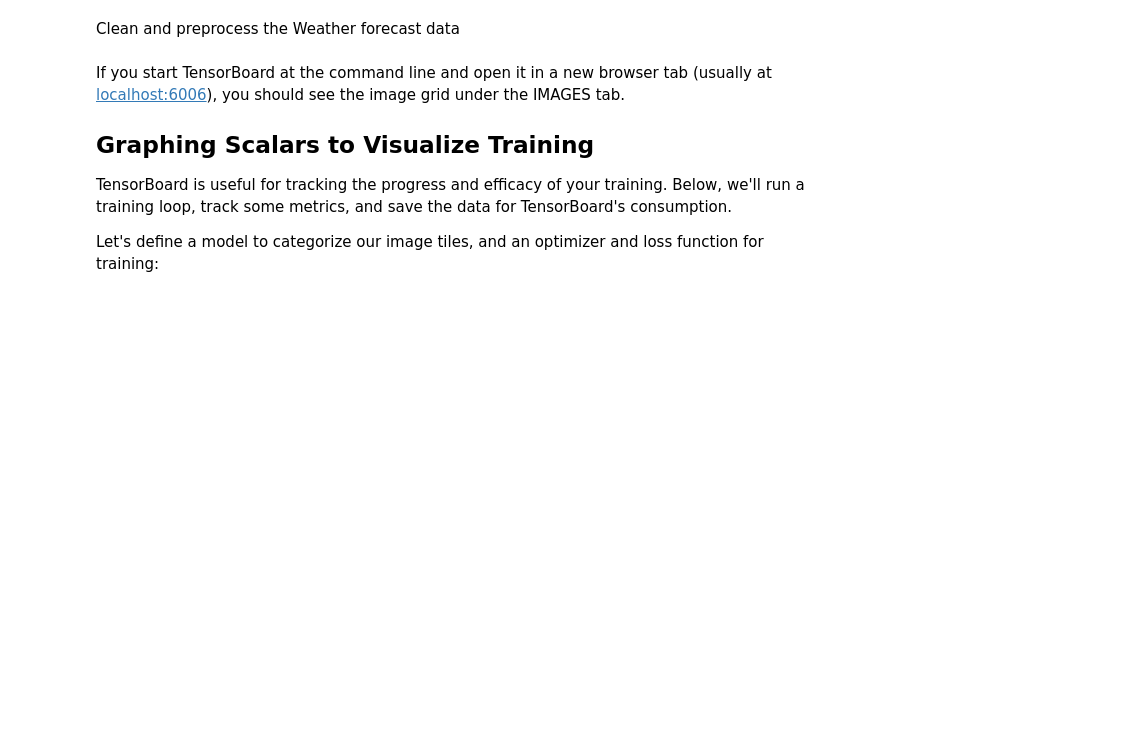
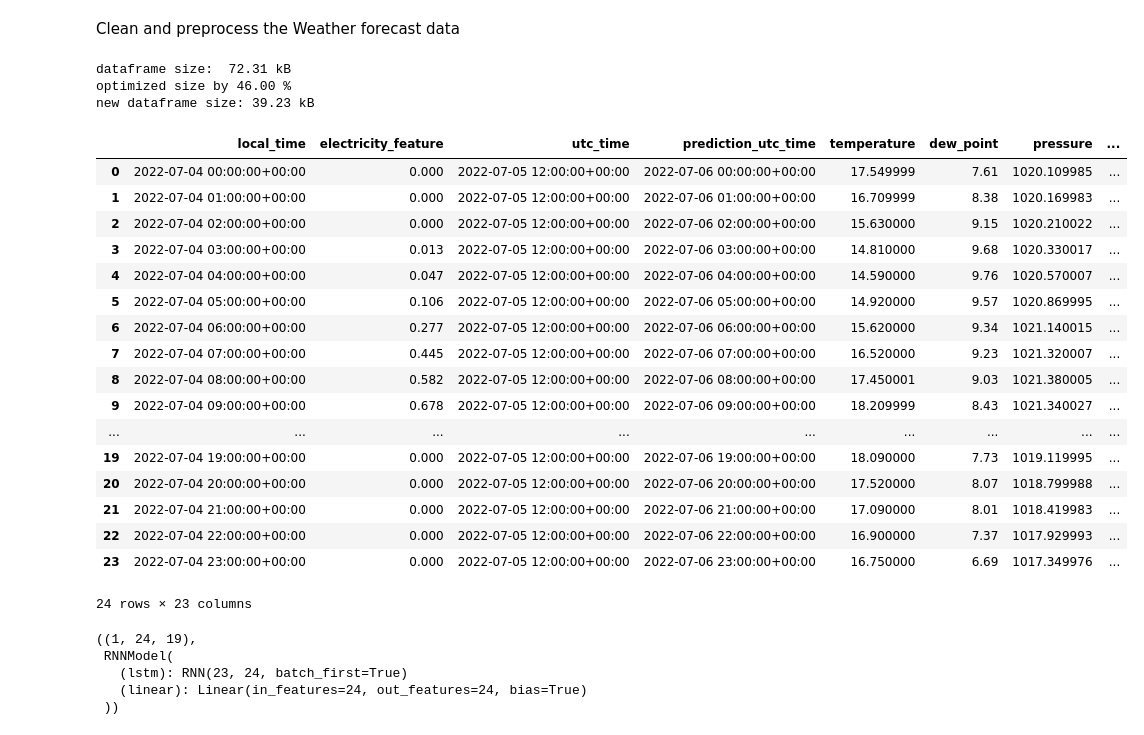
Before and after one commit to jerome-roeser/day-ahead-power-forecast, a Jupyter notebook: notebooks/advanced_power_forecast_pytorch.ipynb, the cells around one changed output. Drawn from its saved outputs; the diff is of its cells as text; code cells hidden in the pictures; blank space fills up the shorter version.

```diff
--- a/notebooks/advanced_power_forecast_pytorch.ipynb
+++ b/notebooks/advanced_power_forecast_pytorch.ipynb
@@ -1430,14 +1433,63 @@ data_forecast_processed = forecast_transformer.transform(data_forecast_clean)
+# %%
+# Clean data
+data_forecast_clean = clean_forecast_data(data_forecast_query)
+
+data_forecast_clean["electricity_feature_utc_time"] = data_forecast_clean[
+    "prediction_utc_time"
+] - np.timedelta64(2, "D")
+
+merged_forecast_pv = pd.merge(
+    data_pv_query[["local_time", "electricity"]],
+    data_forecast_clean,
+    left_on="local_time",
+    right_on="electricity_feature_utc_time",
+    how="inner",
+)
+merged_forecast_pv = merged_forecast_pv.rename(
+    columns={"electricity": "electricity_feature"}
+)
+
+# data_forecast_processed = forecast_transformer.transform(merged_forecast_pv)
+merged_forecast_pv
+# %% [output]
+dataframe size:  72.31 kB
+optimized size by 46.00 %
+new dataframe size: 39.23 kB
+|  | local_time | electricity_feature | utc_time | prediction_utc_time | temperature | dew_point | pressure | ... |
+| 0 | 2022-07-04 00:00:00+00:00 | 0.000 | 2022-07-05 12:00:00+00:00 | 2022-07-06 00:00:00+00:00 | 17.549999 | 7.61 | 1020.109985 | ... |
+| 1 | 2022-07-04 01:00:00+00:00 | 0.000 | 2022-07-05 12:00:00+00:00 | 2022-07-06 01:00:00+00:00 | 16.709999 | 8.38 | 1020.169983 | ... |
+| 2 | 2022-07-04 02:00:00+00:00 | 0.000 | 2022-07-05 12:00:00+00:00 | 2022-07-06 02:00:00+00:00 | 15.630000 | 9.15 | 1020.210022 | ... |
+| 3 | 2022-07-04 03:00:00+00:00 | 0.013 | 2022-07-05 12:00:00+00:00 | 2022-07-06 03:00:00+00:00 | 14.810000 | 9.68 | 1020.330017 | ... |
+| 4 | 2022-07-04 04:00:00+00:00 | 0.047 | 2022-07-05 12:00:00+00:00 | 2022-07-06 04:00:00+00:00 | 14.590000 | 9.76 | 1020.570007 | ... |
+| 5 | 2022-07-04 05:00:00+00:00 | 0.106 | 2022-07-05 12:00:00+00:00 | 2022-07-06 05:00:00+00:00 | 14.920000 | 9.57 | 1020.869995 | ... |
+| 6 | 2022-07-04 06:00:00+00:00 | 0.277 | 2022-07-05 12:00:00+00:00 | 2022-07-06 06:00:00+00:00 | 15.620000 | 9.34 | 1021.140015 | ... |
+| 7 | 2022-07-04 07:00:00+00:00 | 0.445 | 2022-07-05 12:00:00+00:00 | 2022-07-06 07:00:00+00:00 | 16.520000 | 9.23 | 1021.320007 | ... |
+| 8 | 2022-07-04 08:00:00+00:00 | 0.582 | 2022-07-05 12:00:00+00:00 | 2022-07-06 08:00:00+00:00 | 17.450001 | 9.03 | 1021.380005 | ... |
+| 9 | 2022-07-04 09:00:00+00:00 | 0.678 | 2022-07-05 12:00:00+00:00 | 2022-07-06 09:00:00+00:00 | 18.209999 | 8.43 | 1021.340027 | ... |
+| ... | ... | ... | ... | ... | ... | ... | ... | ... |
+| 19 | 2022-07-04 19:00:00+00:00 | 0.000 | 2022-07-05 12:00:00+00:00 | 2022-07-06 19:00:00+00:00 | 18.090000 | 7.73 | 1019.119995 | ... |
+| 20 | 2022-07-04 20:00:00+00:00 | 0.000 | 2022-07-05 12:00:00+00:00 | 2022-07-06 20:00:00+00:00 | 17.520000 | 8.07 | 1018.799988 | ... |
+| 21 | 2022-07-04 21:00:00+00:00 | 0.000 | 2022-07-05 12:00:00+00:00 | 2022-07-06 21:00:00+00:00 | 17.090000 | 8.01 | 1018.419983 | ... |
+| 22 | 2022-07-04 22:00:00+00:00 | 0.000 | 2022-07-05 12:00:00+00:00 | 2022-07-06 22:00:00+00:00 | 16.900000 | 7.37 | 1017.929993 | ... |
+| 23 | 2022-07-04 23:00:00+00:00 | 0.000 | 2022-07-05 12:00:00+00:00 | 2022-07-06 23:00:00+00:00 | 16.750000 | 6.69 | 1017.349976 | ... |
+24 rows × 23 columns
 # %%
-DATASET = "pv"  # "forecast" or "pv"
+DATASET = "forecast"  # "forecast" or "pv"
 
 if DATASET == "pv":
     X = data_pv_processed.select_dtypes(include=np.number)
 else:
-    X = data_forecast_processed.select_dtypes(include=np.number)
+    X = merged_forecast_pv.select_dtypes(include=np.number)
 
 X = np.expand_dims(X.values, axis=0)
 X_tensor = torch.tensor(X, dtype=torch.float32)
 X.shape, model
+# %% [output]
+((1, 24, 19),
+ RNNModel(
+   (lstm): RNN(23, 24, batch_first=True)
+   (linear): Linear(in_features=24, out_features=24, bias=True)
+ ))
 # %%
 model.eval()
 
@@ -1456,11 +1508,3 @@ def cutoff_func(x: float, max_capacity: float = 0.9) -> float:
 
 y_pred_df["pred"] = y_pred_df["pred"].apply(cutoff_func)
 y_pred_df
-# %% [markdown]
-If you start TensorBoard at the command line and open it in a new browser tab (usually at [localhost:6006](localhost:6006)), you should see the image grid under the IMAGES tab.
-
-## Graphing Scalars to Visualize Training
-
-TensorBoard is useful for tracking the progress and efficacy of your training. Below, we'll run a training loop, track some metrics, and save the data for TensorBoard's consumption.
-
-Let's define a model to categorize our image tiles, and an optimizer and loss function for training:
```
Also changed, not shown: parts of 14 cells of this notebook.
